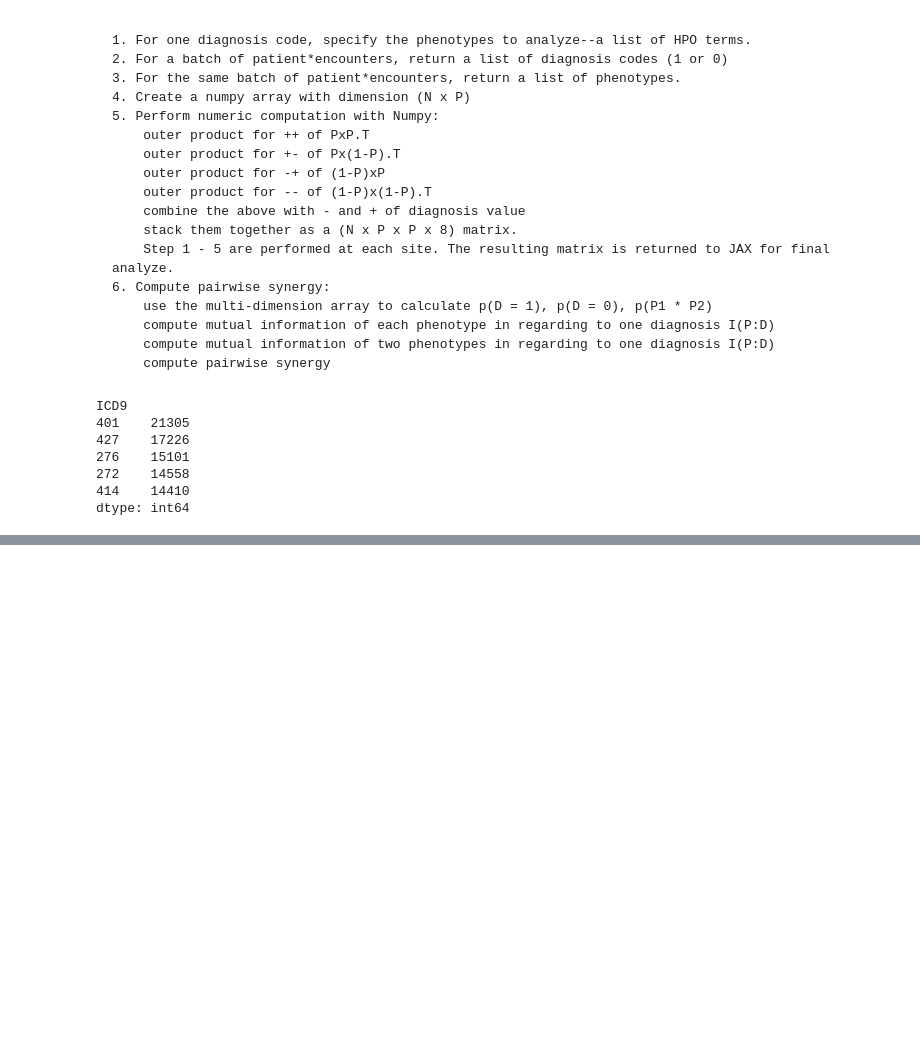
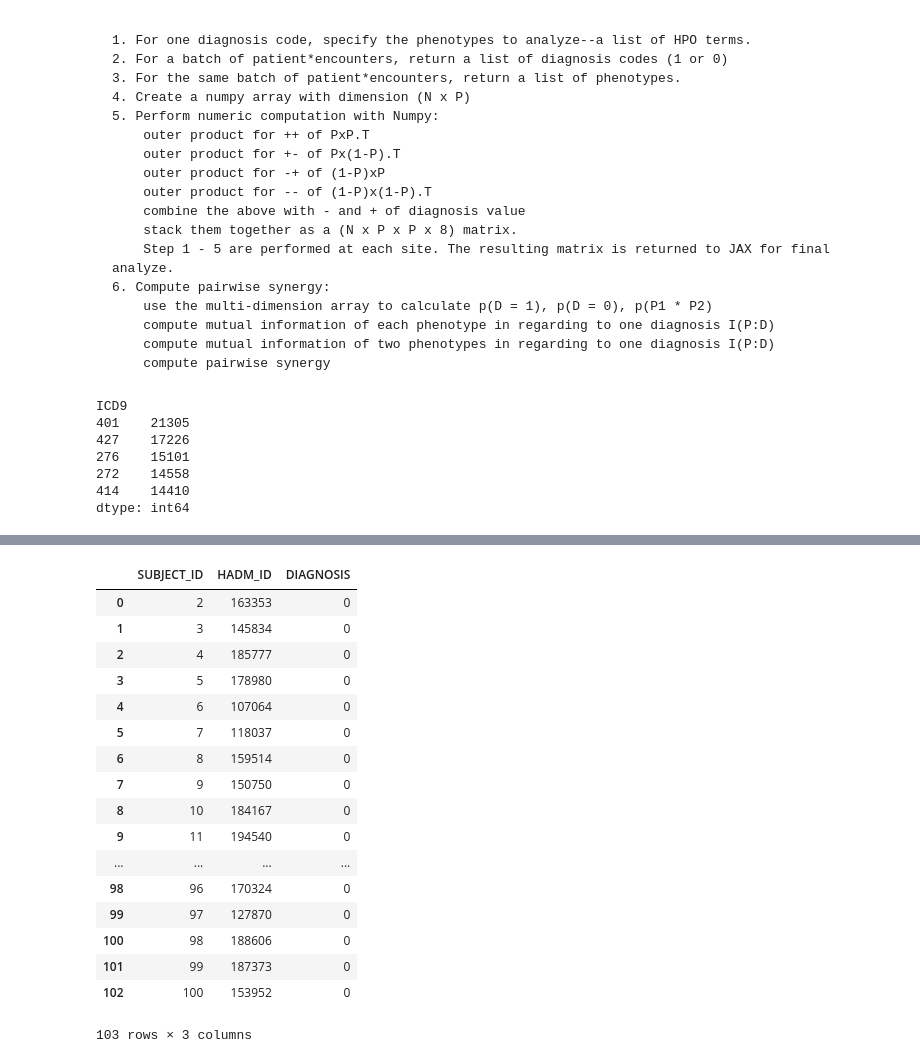
Before and after one commit to TheJacksonLaboratory/MIMIC_HPO, a Jupyter notebook: src/main/resources/mutual_info.ipynb, the cells around one changed output, grey strips where cells are left out. Drawn from its saved outputs; the diff is of its cells as text; code cells hidden in the pictures; blank space fills up the shorter version.

```diff
--- a/src/main/resources/mutual_info.ipynb
+++ b/src/main/resources/mutual_info.ipynb
@@ -1235,21 +1235,3 @@ ICD9
 272    14558
 414    14410
 dtype: int64
-# %%
-batch_size = 100
-#diagnosisSet = diagnosis_set()
-#createAbnormalPhenotypeTable(1, force_update=True)
-#N = selectEncounters(force_update=True)
-all_encounters = pd.read_sql_query('''SELECT SUBJECT_ID, HADM_ID FROM a
-''', mydb)
-batch_N, _ = all_encounters.shape
-TOTAL_BATCH = math.ceil(batch_N / batch_size)
-for i in np.arange(TOTAL_BATCH):
-    start_index = i * batch_size
-    if i < TOTAL_BATCH - 1:
-        end_index = start_index + batch_size
-    else:
-        end_index = batch_N
-    batch_size_actual = end_index - start_index
-    print('start = {}; end = {}; actual batch size = {}'.format(start_index, end_index, batch_size_actual))
-#for diagnosis in diagnosisSet.keys()
@@ -1273,0 +1372,34 @@ start = 58900; end = 58976; actual batch size = 76
+# %%
+cursor.execute('DROP TEMPORARY TABLE IF EXISTS a')
+cursor.execute('''
+    CREATE TEMPORARY TABLE a
+    SELECT DISTINCT SUBJECT_ID, HADM_ID FROM admissions WHERE SUBJECT_ID BETWEEN {} AND {}
+'''.format(start_index, end_index))
+diagnosisList = pd.read_sql_query('''
+            SELECT
+                a.SUBJECT_ID, a.HADM_ID, IF(d.DIAGNOSIS IS NULL, '0', '1') AS DIAGNOSIS
+            FROM
+                a
+            LEFT JOIN
+                d ON a.SUBJECT_ID = d.SUBJECT_ID AND a.HADM_ID = d.HADM_ID
+            ''', mydb)
+diagnosisList
+# %% [output]
+|  | SUBJECT_ID | HADM_ID | DIAGNOSIS |
+| 0 | 2 | 163353 | 0 |
+| 1 | 3 | 145834 | 0 |
+| 2 | 4 | 185777 | 0 |
+| 3 | 5 | 178980 | 0 |
+| 4 | 6 | 107064 | 0 |
+| 5 | 7 | 118037 | 0 |
+| 6 | 8 | 159514 | 0 |
+| 7 | 9 | 150750 | 0 |
+| 8 | 10 | 184167 | 0 |
+| 9 | 11 | 194540 | 0 |
+| ... | ... | ... | ... |
+| 98 | 96 | 170324 | 0 |
+| 99 | 97 | 127870 | 0 |
+| 100 | 98 | 188606 | 0 |
+| 101 | 99 | 187373 | 0 |
+| 102 | 100 | 153952 | 0 |
+103 rows × 3 columns
```
Also changed, not shown: parts of 9 cells of this notebook.
